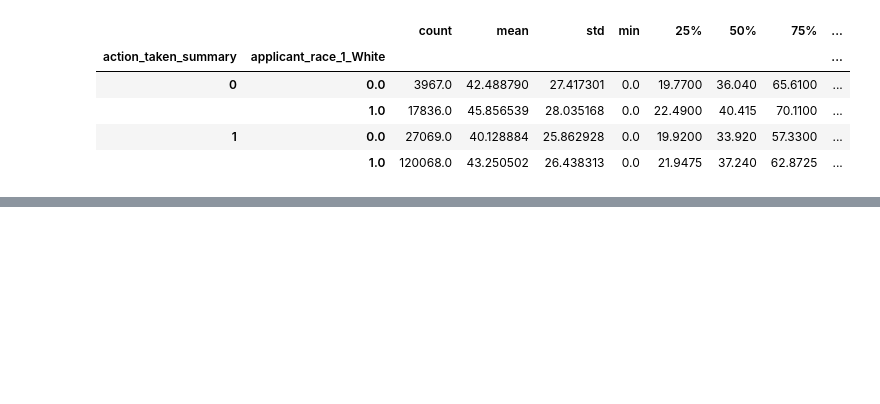
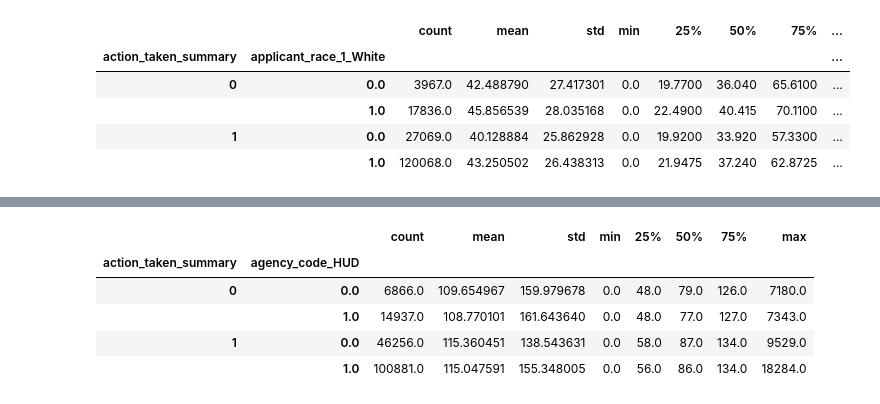
Before and after one commit to oliviasny2/Final_Project, a Jupyter notebook: stats.ipynb, the cells around one changed output, grey strips where cells are left out. Saved outputs shown, nothing was run; the diff lists cells and outputs as text; code cells hidden in the pictures; blank space fills up the shorter version.

```diff
--- a/stats.ipynb
+++ b/stats.ipynb
@@ -218,0 +249,10 @@ df.groupby(["action_taken_summary","applicant_race_1_White"])["hud_median_family
+# %%
+# Group approvals by whether or not someone was white based on income level
+df.groupby(["action_taken_summary","agency_code_HUD"])["applicant_income_000s"].describe()
+# %% [output]
+|  |  | count | mean | std | min | 25% | 50% | 75% | max |
+| action_taken_summary | agency_code_HUD |  |  |  |  |  |  |  |  |
+| 0 | 0.0 | 6866.0 | 109.654967 | 159.979678 | 0.0 | 48.0 | 79.0 | 126.0 | 7180.0 |
+|  | 1.0 | 14937.0 | 108.770101 | 161.643640 | 0.0 | 48.0 | 77.0 | 127.0 | 7343.0 |
+| 1 | 0.0 | 46256.0 | 115.360451 | 138.543631 | 0.0 | 58.0 | 87.0 | 134.0 | 9529.0 |
+|  | 1.0 | 100881.0 | 115.047591 | 155.348005 | 0.0 | 56.0 | 86.0 | 134.0 | 18284.0 |
```
Also changed, not shown: parts of 22 cells of this notebook.
